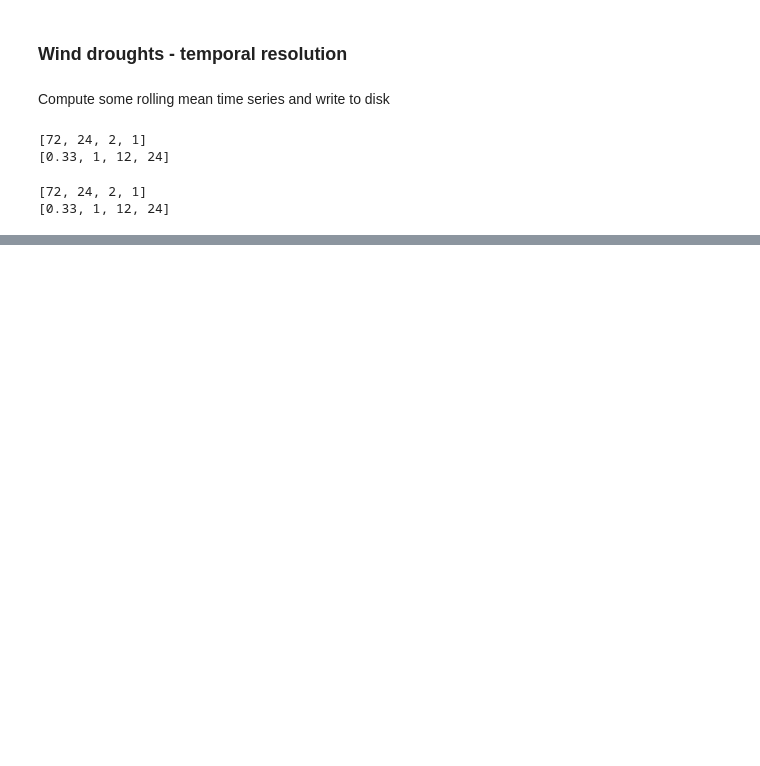
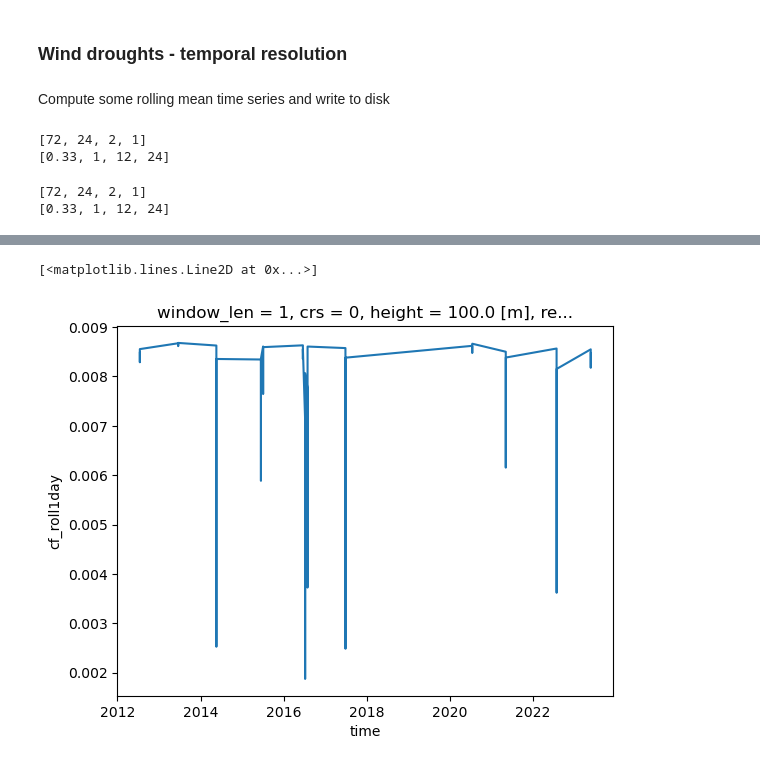
Before and after one commit to dougrichardson/wind_power_comparison, a Jupyter notebook: 04_analyse_REZ_capacity_factors.ipynb, the cells around one changed output, grey strips where cells are left out. Drawn from its saved outputs; the diff is of its cells as text; code cells hidden in the pictures; blank space fills up the shorter version.

Commit message:
Attempted non-overlapping windows;

```diff
--- a/04_analyse_REZ_capacity_factors.ipynb
+++ b/04_analyse_REZ_capacity_factors.ipynb
@@ -440,0 +547,2 @@ plot_idf(roll_cf_Q1, 0.1)
+# %%
+w_len = 1
@@ -440,0 +670,2 @@ plot_idf(roll_cf_Q1, 0.1)
+# %%
+x = roll_cf_S6["20min"].sel(window_len=w_len).dropna("time").sortby(lambda x: x).isel(time=range(341))
@@ -440,0 +702,5 @@ plot_idf(roll_cf_Q1, 0.1)
+# %%
+x.sortby("time").plot()
+# %% [output]
+[<matplotlib.lines.Line2D at 0x...>]
+[figure, added]
```
Also changed, not shown: parts of 58 cells of this notebook, 2 other files.
